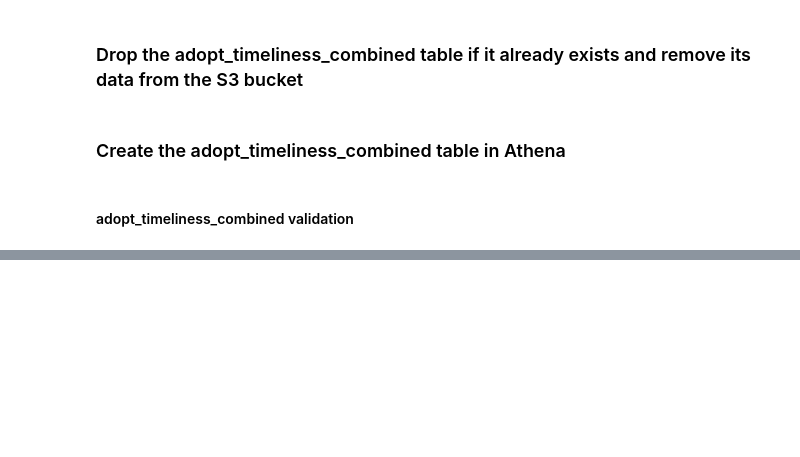
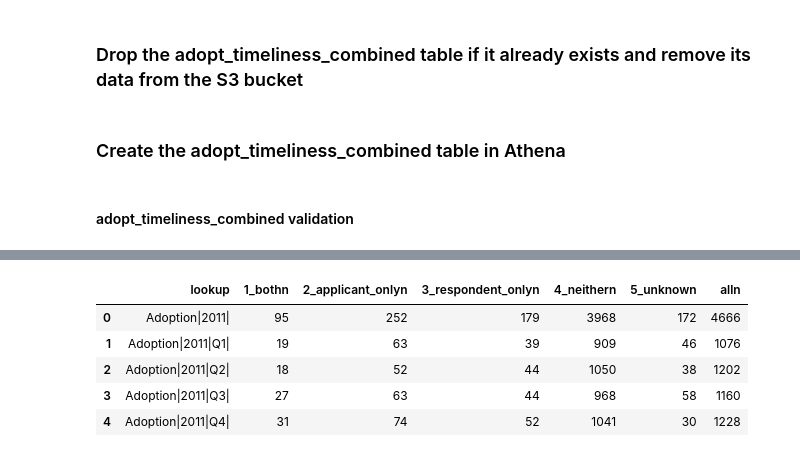
Before and after one commit to moj-analytical-services/FCSQ_data, a Jupyter notebook: data/adopt_timeliness.ipynb, the cells around one changed output, grey strips where cells are left out. Cells and saved outputs as stored; diff of their text form; code cells hidden in the pictures; blank space fills up the shorter version.

Commit message:
fixed adopt timeliness produced output

```diff
--- a/data/adopt_timeliness.ipynb
+++ b/data/adopt_timeliness.ipynb
@@ -1741,0 +1766,10 @@ pydb.create_temp_table(mean_table,'mean_table')
+# %%
+df = pydb.read_sql_query("SELECT * FROM __temp__.n_count_table_final order by lookup;")
+df.head()
+# %% [output]
+|  | lookup | 1_bothn | 2_applicant_onlyn | 3_respondent_onlyn | 4_neithern | 5_unknown | alln |
+| 0 | Adoption|2011| | 95 | 252 | 179 | 3968 | 172 | 4666 |
+| 1 | Adoption|2011|Q1| | 19 | 63 | 39 | 909 | 46 | 1076 |
+| 2 | Adoption|2011|Q2| | 18 | 52 | 44 | 1050 | 38 | 1202 |
+| 3 | Adoption|2011|Q3| | 27 | 63 | 44 | 968 | 58 | 1160 |
+| 4 | Adoption|2011|Q4| | 31 | 74 | 52 | 1041 | 30 | 1228 |
```
Also changed, not shown: parts of 38 cells of this notebook.
